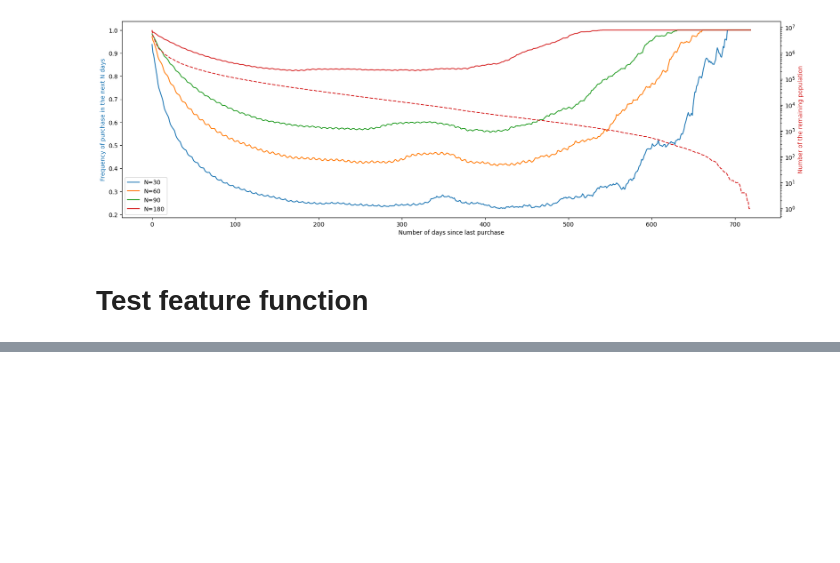
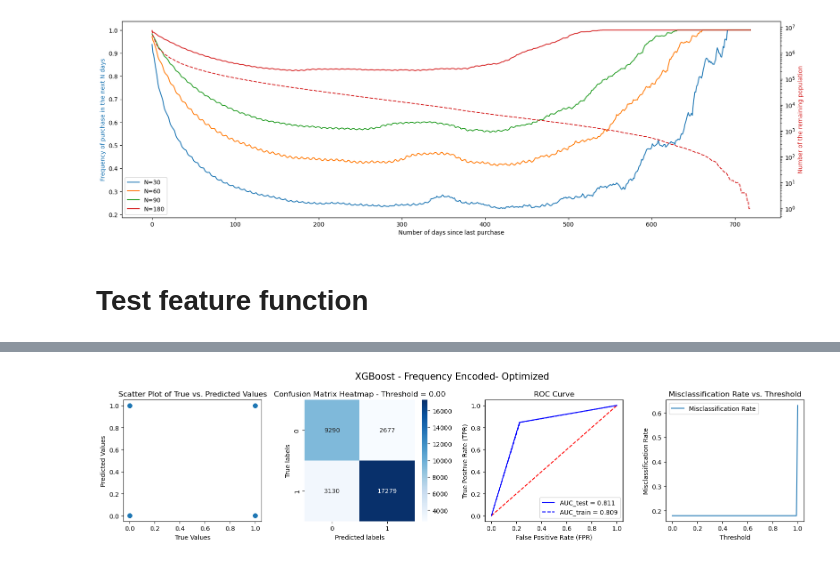
Before and after one commit to MaximeGasc/BCG_reshaping, a Jupyter notebook: churn.ipynb, the cells around one changed output, grey strips where cells are left out. Saved outputs shown, nothing was run; the diff lists cells and outputs as text; code cells hidden in the pictures; blank space fills up the shorter version.

```diff
--- a/churn.ipynb
+++ b/churn.ipynb
@@ -321,0 +548,30 @@ df
+# %%
+# Split the dataset
+# Replace 'features' with the actual features you want to use for prediction
+features = list(df.columns)[:-1]
+
+# Replace 'is_churn' with the actual target variable
+target = df['is_churn']
+
+# Perform train-test split (80% train, 20% test)
+X_train, X_test, y_train, y_test = train_test_split(df[features].fillna(0)
+                                                    , target
+                                                    , test_size=0.2
+                                                    , random_state=42)
+
+
+# 5. Perform regression using CatBoost
+
+best_xgb['max_depth'] = int(best_xgb['max_depth'])
+
+best_hyperparameters = best_xgb
+
+regressor_xgb = xgb.XGBClassifier(**best_hyperparameters)
+regressor_xgb.fit(X_train, y_train)
+
+# Predict
+y_pred = regressor_xgb.predict(X_test)
+
+plot_func(y_test, y_pred, train=(y_train, regressor_xgb.predict(X_train)), name='XGBoost - Frequency Encoded- Optimized')
+# %% [output]
+[figure, added]
```
Also changed, not shown: parts of 22 cells of this notebook.
